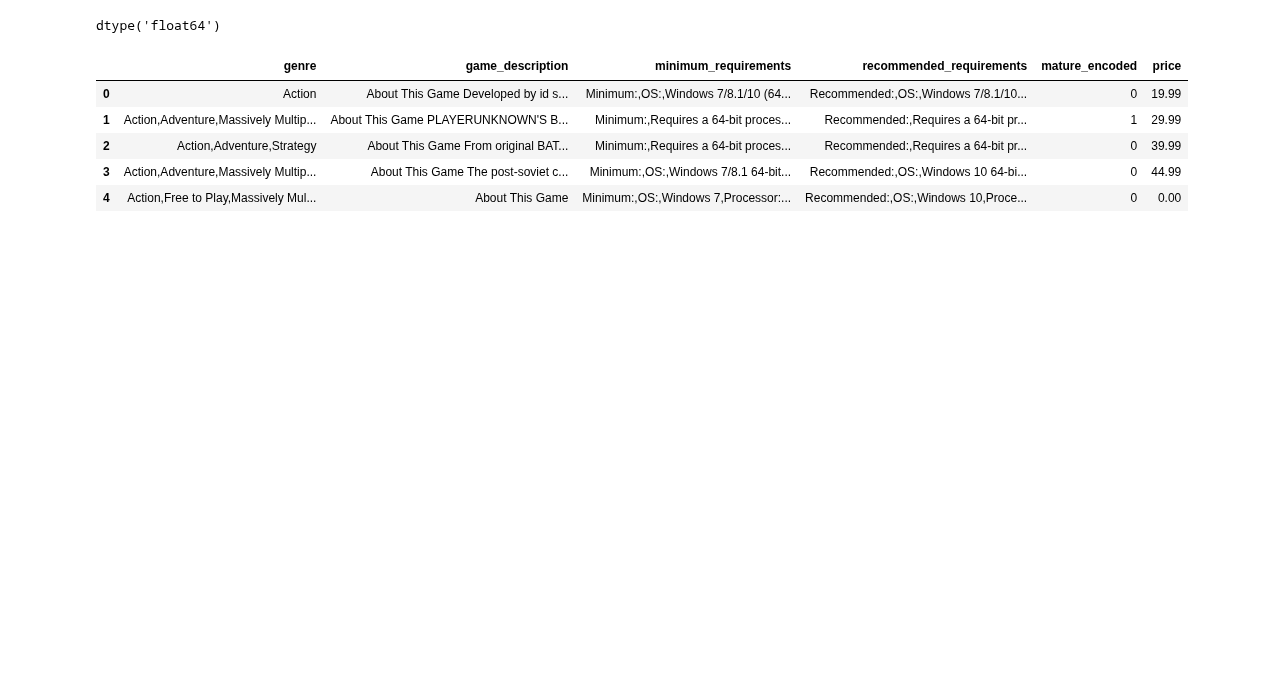
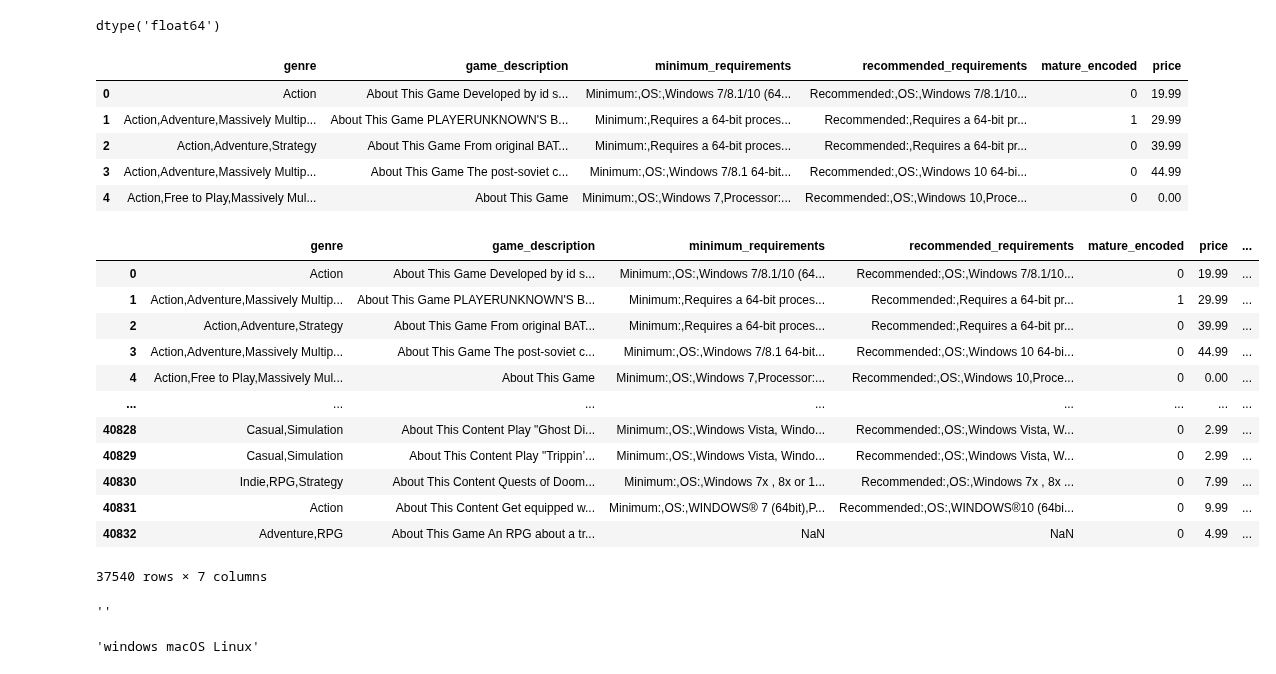
Before and after one commit to JoaoMarques1/find_your_inner_gamer, a Jupyter notebook: notebooks/luis_inner_gamer_eda.ipynb, the cells around one changed output. Cells and saved outputs as stored; diff of their text form; code cells hidden in the pictures; blank space fills up the shorter version.

```diff
--- a/notebooks/luis_inner_gamer_eda.ipynb
+++ b/notebooks/luis_inner_gamer_eda.ipynb
@@ -769,0 +789,42 @@ my_df2.head()
+# %%
+def operating_system(requirements):
+    macos = [ 'macos','osx','os x','mac']
+    linux = ['ubuntu','linux','red hat','fedora', 'mint','steamos', 'chrome os']
+    existing = []
+    if 'windows'in str(requirements).lower():
+        existing.append('windows')
+    for mac in macos:
+        if mac in str(requirements).lower() and 'macOS' not in existing:
+            existing.append('macOS')
+    for lin in linux:
+        if lin in str(requirements).lower() and 'Linux' not in existing:
+            existing.append('Linux')
+    return " ".join(existing)
+
+# my_df2.assign(op_sys=lambda x: operating_system(x.minimum_requirements))
+# %%
+
+my_df2['op_sys']= my_df2['minimum_requirements'].apply(lambda x: operating_system(x))
+my_df2
+# %% [output]
+|  | genre | game_description | minimum_requirements | recommended_requirements | mature_encoded | price | ... |
+| 0 | Action | About This Game Developed by id s... | Minimum:,OS:,Windows 7/8.1/10 (64... | Recommended:,OS:,Windows 7/8.1/10... | 0 | 19.99 | ... |
+| 1 | Action,Adventure,Massively Multip... | About This Game PLAYERUNKNOWN'S B... | Minimum:,Requires a 64-bit proces... | Recommended:,Requires a 64-bit pr... | 1 | 29.99 | ... |
+| 2 | Action,Adventure,Strategy | About This Game From original BAT... | Minimum:,Requires a 64-bit proces... | Recommended:,Requires a 64-bit pr... | 0 | 39.99 | ... |
+| 3 | Action,Adventure,Massively Multip... | About This Game The post-soviet c... | Minimum:,OS:,Windows 7/8.1 64-bit... | Recommended:,OS:,Windows 10 64-bi... | 0 | 44.99 | ... |
+| 4 | Action,Free to Play,Massively Mul... | About This Game | Minimum:,OS:,Windows 7,Processor:... | Recommended:,OS:,Windows 10,Proce... | 0 | 0.00 | ... |
+| ... | ... | ... | ... | ... | ... | ... | ... |
+| 40828 | Casual,Simulation | About This Content Play "Ghost Di... | Minimum:,OS:,Windows Vista, Windo... | Recommended:,OS:,Windows Vista, W... | 0 | 2.99 | ... |
+| 40829 | Casual,Simulation | About This Content Play "Trippin’... | Minimum:,OS:,Windows Vista, Windo... | Recommended:,OS:,Windows Vista, W... | 0 | 2.99 | ... |
+| 40830 | Indie,RPG,Strategy | About This Content Quests of Doom... | Minimum:,OS:,Windows 7x , 8x or 1... | Recommended:,OS:,Windows 7x , 8x ... | 0 | 7.99 | ... |
+| 40831 | Action | About This Content Get equipped w... | Minimum:,OS:,WINDOWS® 7 (64bit),P... | Recommended:,OS:,WINDOWS®10 (64bi... | 0 | 9.99 | ... |
+| 40832 | Adventure,RPG | About This Game An RPG about a tr... | NaN | NaN | 0 | 4.99 | ... |
+37540 rows × 7 columns
+# %%
+operating_system(df.loc[40832 ,'minimum_requirements'])
+# %% [output]
+''
+# %%
+operating_system(df.loc[2,'minimum_requirements'])
+# %% [output]
+'windows macOS Linux'
```
Also changed, not shown: parts of 10 cells of this notebook.
